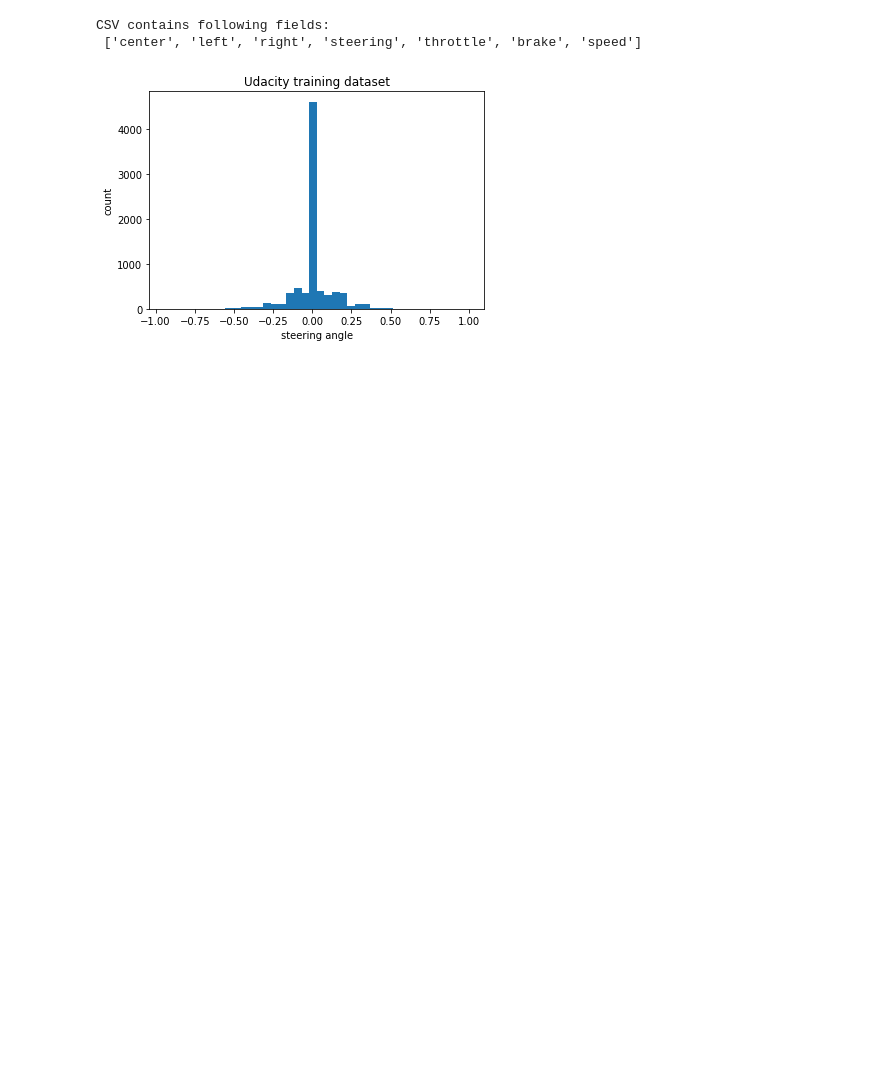
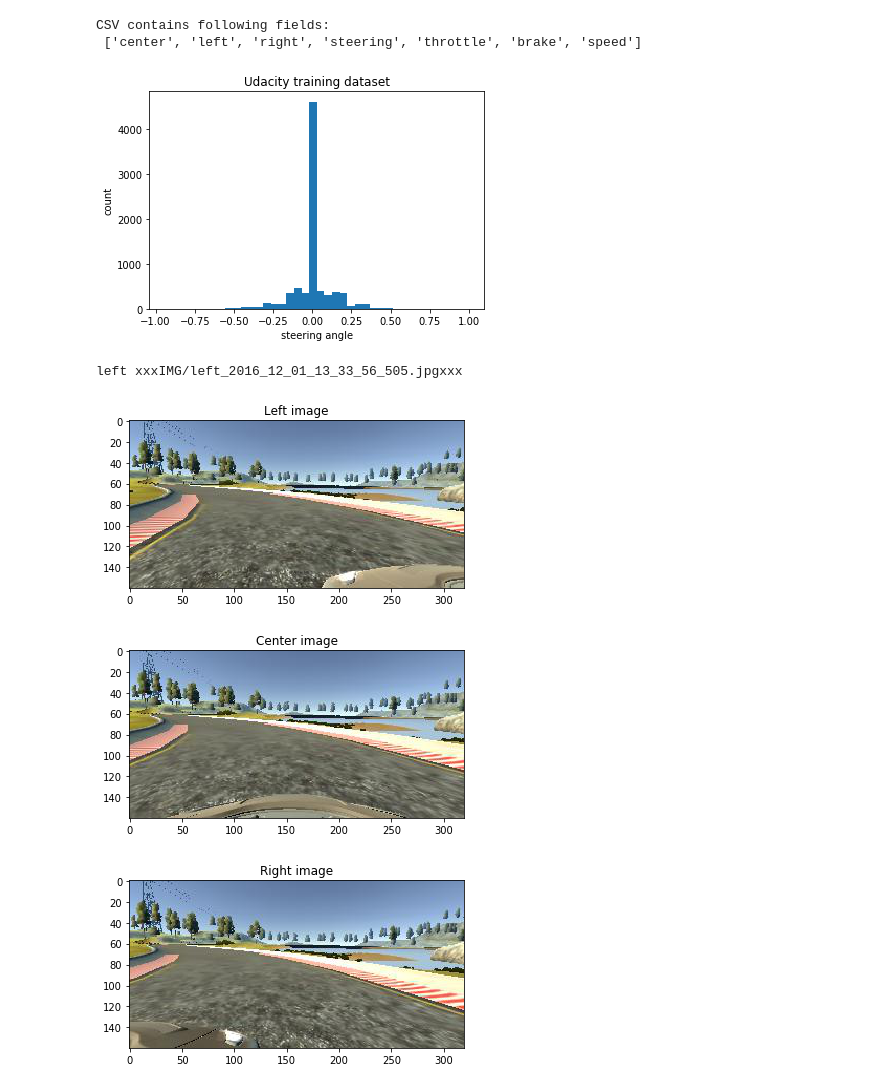
Before and after one commit to olala7846/Behavioral-Cloning, a Jupyter notebook: Analyse Project 3 data.ipynb, the cells around one changed output. Saved outputs shown, nothing was run; the diff lists cells and outputs as text; code cells hidden in the pictures; blank space fills up the shorter version.

```diff
--- a/Analyse Project 3 data.ipynb
+++ b/Analyse Project 3 data.ipynb
@@ -40,6 +44,40 @@ plt.show()
 CSV contains following fields:
  ['center', 'left', 'right', 'steering', 'throttle', 'brake', 'speed']
 [figure]
+# %%
+import random
+
+rand_index = random.randint(0, image_urls.shape[0])
+center_img_path = image_urls[rand_index]
+left_img_path = left_urls[rand_index]
+right_img_path = right_urls[rand_index]
+
+# display left image
+print('left xxx%sxxx'% left_img_path)
+abs_path = os.path.join(os.getcwd(), 'data', left_img_path)
+img = mpimg.imread(abs_path)
+plt.imshow(img)
+plt.title('Left image')
+plt.show()
+
+# display center image
+abs_path = os.path.join(os.getcwd(), 'data', center_img_path)
+img = mpimg.imread(abs_path)
+plt.imshow(img)
+plt.title('Center image')
+plt.show()
+
+# display right image
+abs_path = os.path.join(os.getcwd(), 'data', right_img_path)
+img = mpimg.imread(abs_path)
+plt.imshow(img)
+plt.title('Right image')
+plt.show()
+# %% [output]
+left xxxIMG/left_2016_12_01_13_33_56_505.jpgxxx
+[figure, added]
+[figure, added]
+[figure, added]
 # %%
 import random
 
```
Also changed, not shown: parts of 2 cells of this notebook, 3 other files.
